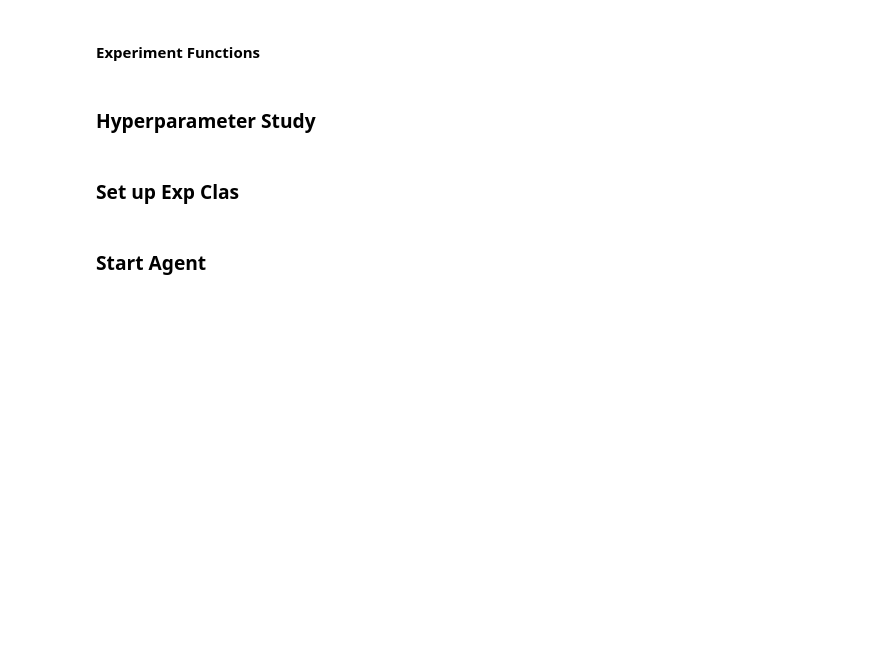
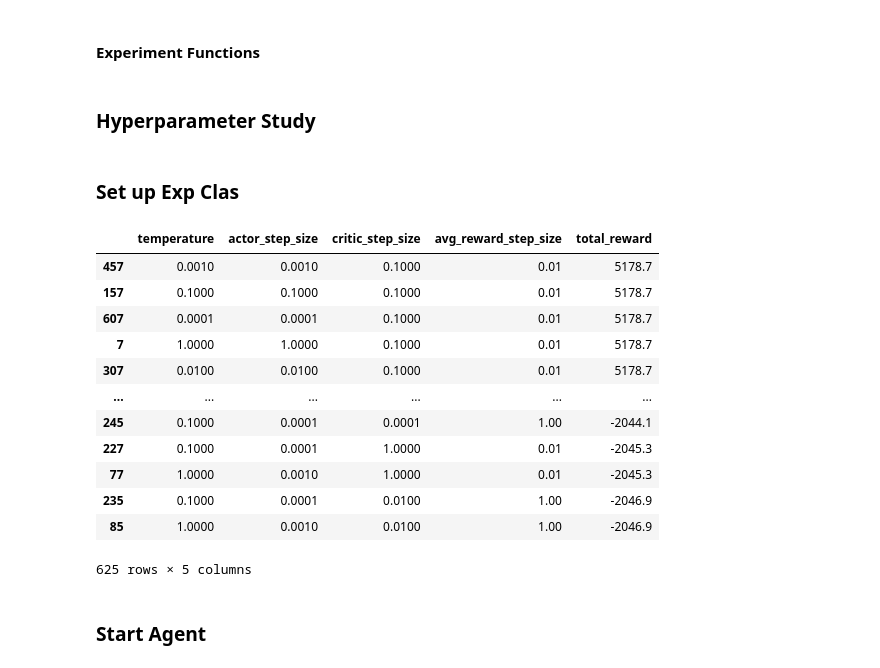
Before and after one commit to jogrady23/rl-solar, a Jupyter notebook: rl_agent/dev/softmax_actor_critic/agent_validation.ipynb, the cells around one changed output. Drawn from its saved outputs; the diff is of its cells as text; code cells hidden in the pictures; blank space fills up the shorter version.

Commit message:
got agent working with hyperparameter study

```diff
--- a/rl_agent/dev/softmax_actor_critic/agent_validation.ipynb
+++ b/rl_agent/dev/softmax_actor_critic/agent_validation.ipynb
@@ -475,10 +380,27 @@ def run_agent_experiment(actor_step_size, critic_step_size, avg_reward_step_size
 # %%
-def run_hyperparam_study(agent, environment, steps, logging_interval, seed):
+def run_hyperparam_study(environment, steps, seed, flip_mode):
+    combinations_dict_list = []
     # Sweep temperature
+    for temperature in [1*10**-x for x in range(0,5)]:
     # Sweep actor step size
+        for actor_step_size in [1*10**-x for x in range(0,5)]:
     # Sweep critic step size
+            for critic_step_size in [1*10**-x for x in range(0,5)]:
     # sweep avg reward step size
-    pass
+                for avg_reward_step_size in [1*10**-x for x in range(0,5)]:
+                    combinations_dict_list.append(
+                        {'temperature': temperature,
+                         'actor_step_size': actor_step_size,
+                         'critic_step_size': critic_step_size,
+                         'avg_reward_step_size': avg_reward_step_size
+                        }
+                    )
+    results_dict_list = []
+    for combination in tqdm(combinations_dict_list):
+        total_reward = run_agent_experiment(environment, steps, seed, flip_mode, **combination)
+        combination['total_reward'] = total_reward
+        results_dict_list.append(combination)
+    return pd.DataFrame(results_dict_list)
 # %% [markdown]
 ### Set up Exp Clas
 # %%
@@ -492,3 +415,7 @@ experiment_reward_array = np.array(
 exp_env = TestEnv(experiment_reward_array, movement_penalty=0.1)
 env_1d_mapping = create_1d_truth_mapping(exp_env)
 env_1d_mapping_flipped = create_1d_truth_mapping(TestEnv(np.fliplr(experiment_reward_array), movement_penalty=0.1))
+# %%
+study_df = run_hyperparam_study(exp_env, steps=5000, seed=RANDOM_SEED, flip_mode='roll')
+# %%
+flipped_env_df = study_df.copy()
@@ -495,3 +424,19 @@ env_1d_mapping_flipped = create_1d_truth_mapping(TestEnv(np.fliplr(experiment_re
+# %%
+flipped_env_df.sort_values(by='total_reward', ascending=False)
+# %% [output]
+|  | temperature | actor_step_size | critic_step_size | avg_reward_step_size | total_reward |
+| 457 | 0.0010 | 0.0010 | 0.1000 | 0.01 | 5178.7 |
+| 157 | 0.1000 | 0.1000 | 0.1000 | 0.01 | 5178.7 |
+| 607 | 0.0001 | 0.0001 | 0.1000 | 0.01 | 5178.7 |
+| 7 | 1.0000 | 1.0000 | 0.1000 | 0.01 | 5178.7 |
+| 307 | 0.0100 | 0.0100 | 0.1000 | 0.01 | 5178.7 |
+| ... | ... | ... | ... | ... | ... |
+| 245 | 0.1000 | 0.0001 | 0.0001 | 1.00 | -2044.1 |
+| 227 | 0.1000 | 0.0001 | 1.0000 | 0.01 | -2045.3 |
+| 77 | 1.0000 | 0.0010 | 1.0000 | 0.01 | -2045.3 |
+| 235 | 0.1000 | 0.0001 | 0.0100 | 1.00 | -2046.9 |
+| 85 | 1.0000 | 0.0010 | 0.0100 | 1.00 | -2046.9 |
+625 rows × 5 columns
 # %%
 # Set up agent
 
```
Also changed, not shown: parts of 15 cells of this notebook.
